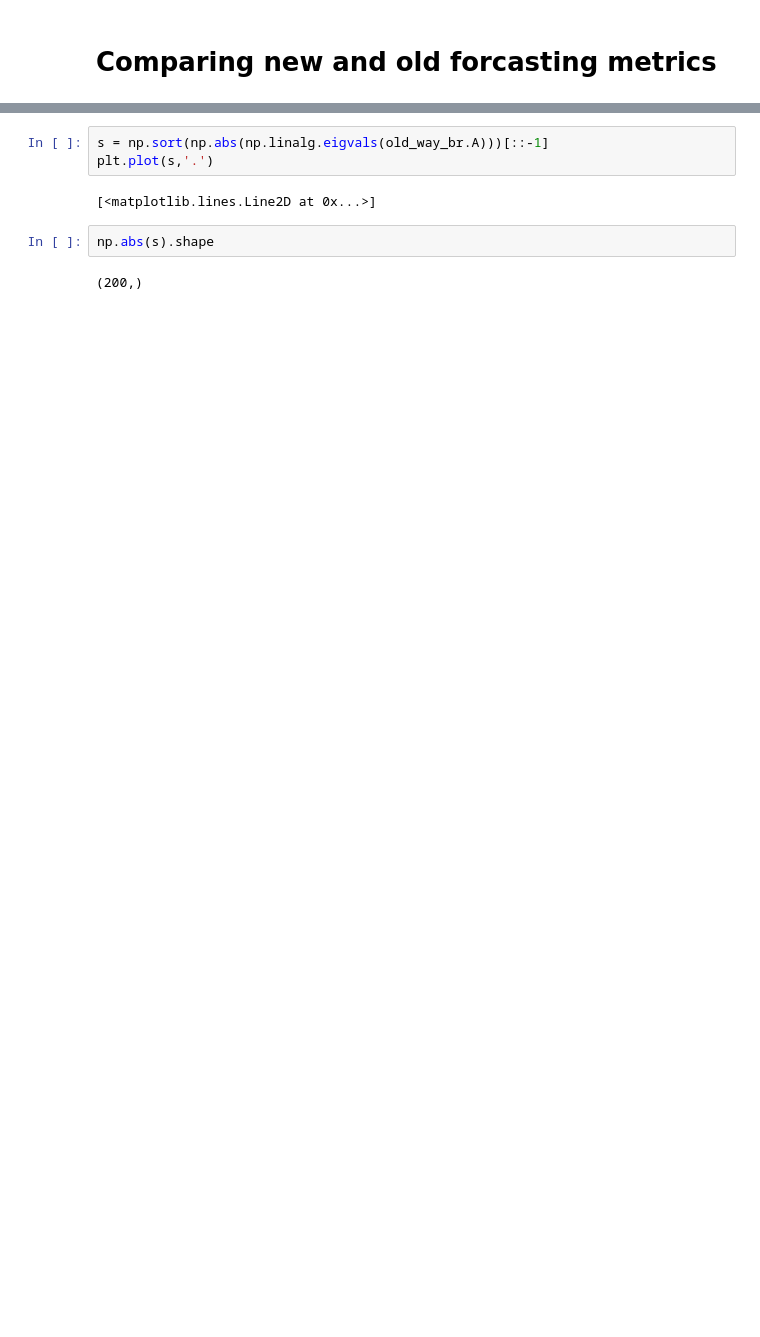
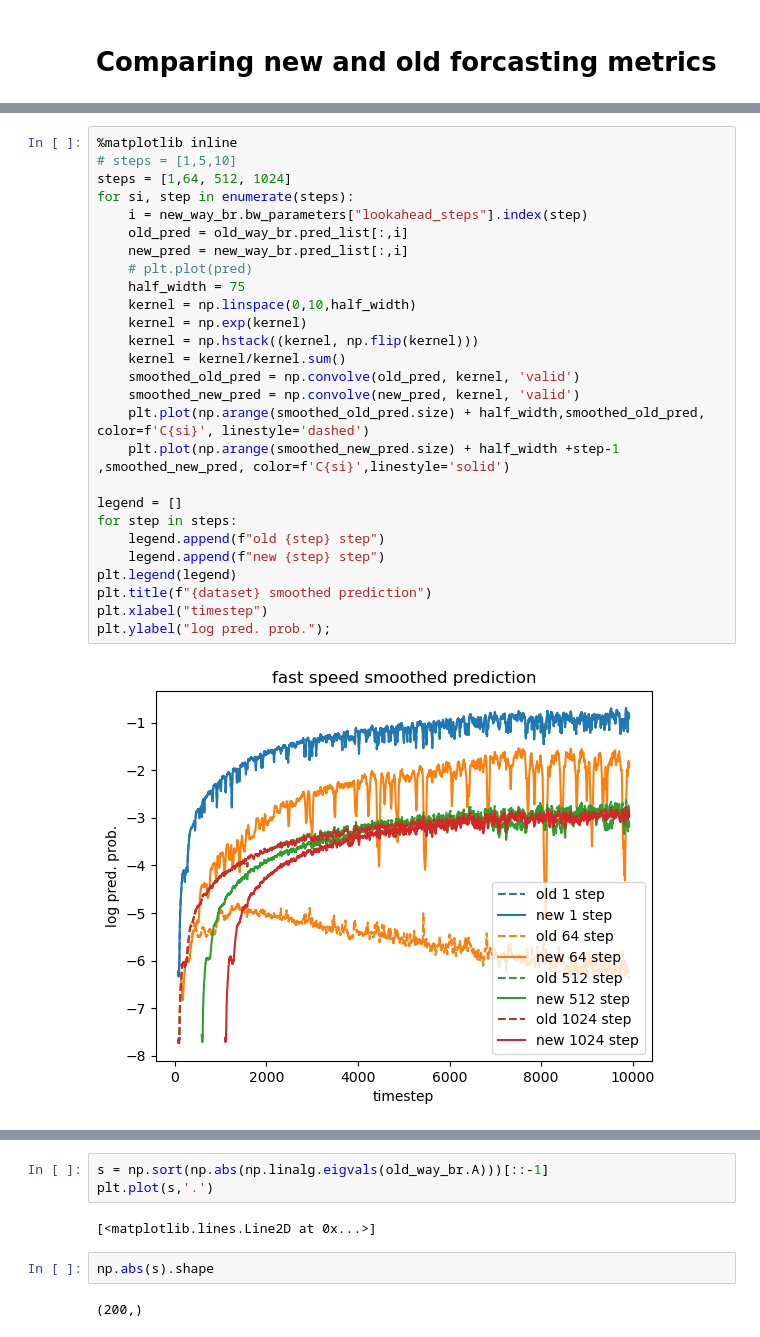
Before and after one commit to draeloslab/Bubblewrap, a Jupyter notebook: generated/bubblewrap_runs/Run Inspector.ipynb, the cells around one changed output, grey strips where cells are left out. Saved outputs shown, nothing was run; the diff lists cells and outputs as text; blank space fills up the shorter version.

```diff
--- a/generated/bubblewrap_runs/Run Inspector.ipynb
+++ b/generated/bubblewrap_runs/Run Inspector.ipynb
@@ -175,0 +265,29 @@ Text(0.5, 0, 'number of steps ahead predicted')
+# %%
+%matplotlib inline
+# steps = [1,5,10]
+steps = [1,64, 512, 1024]
+for si, step in enumerate(steps):
+    i = new_way_br.bw_parameters["lookahead_steps"].index(step)
+    old_pred = old_way_br.pred_list[:,i]
+    new_pred = new_way_br.pred_list[:,i]
+    # plt.plot(pred)
+    half_width = 75
+    kernel = np.linspace(0,10,half_width)
+    kernel = np.exp(kernel)
+    kernel = np.hstack((kernel, np.flip(kernel)))
+    kernel = kernel/kernel.sum()
+    smoothed_old_pred = np.convolve(old_pred, kernel, 'valid')
+    smoothed_new_pred = np.convolve(new_pred, kernel, 'valid')
+    plt.plot(np.arange(smoothed_old_pred.size) + half_width,smoothed_old_pred, color=f'C{si}', linestyle='dashed')
+    plt.plot(np.arange(smoothed_new_pred.size) + half_width +step-1 ,smoothed_new_pred, color=f'C{si}',linestyle='solid')
+
+legend = []
+for step in steps:
+    legend.append(f"old {step} step")
+    legend.append(f"new {step} step")
+plt.legend(legend)
+plt.title(f"{dataset} smoothed prediction")
+plt.xlabel("timestep")
+plt.ylabel("log pred. prob.");
+# %% [output]
+[figure, added]
```
Also changed, not shown: parts of 23 cells of this notebook, 4 other files.
